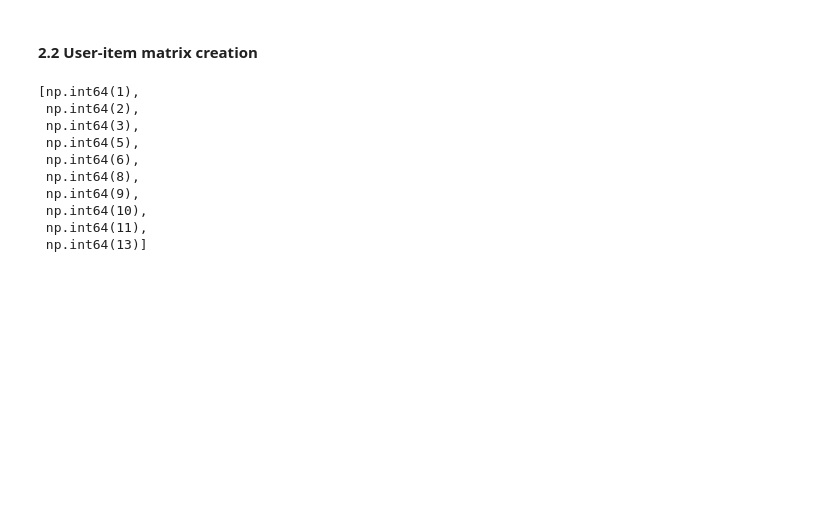
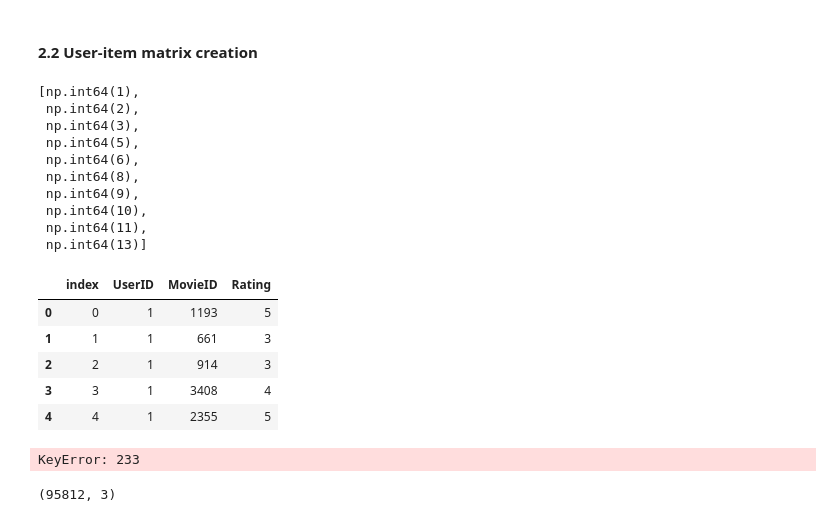
Before and after one commit to smazoyerdatascience/Recommender_systems, a Jupyter notebook: Notebooks/POC_Collaborative_filtering_RS.ipynb, the cells around one changed output. Cells and saved outputs as stored; diff of their text form; code cells hidden in the pictures; blank space fills up the shorter version.

Commit message:
working on user_item matrix creation, with tests

```diff
--- a/Notebooks/POC_Collaborative_filtering_RS.ipynb
+++ b/Notebooks/POC_Collaborative_filtering_RS.ipynb
@@ -256,6 +268,16 @@ list_user[:10]
  np.int64(10),
  np.int64(11),
  np.int64(13)]
+# %%
+small_rat.reset_index(drop=True, inplace=True)
+small_rat.head()
+# %% [output]
+|  | index | UserID | MovieID | Rating |
+| 0 | 0 | 1 | 1193 | 5 |
+| 1 | 1 | 1 | 661 | 3 |
+| 2 | 2 | 1 | 914 | 3 |
+| 3 | 3 | 1 | 3408 | 4 |
+| 4 | 4 | 1 | 2355 | 5 |
 # %%
 def user_item_creation(ratings=small_rat, user_item = True):
 
@@ -287,0 +313,16 @@ def user_item_creation(ratings=small_rat, user_item = True):
+# %%
+rat_mat = user_item_creation()
+# %% [output]
+KeyError: 233
+# %%
+j=233
+user_corres = pd.DataFrame(columns=["index","UserID"])
+for i in range(small_rat.UserID.nunique()):
+    user_corres.loc[i, "index"] = i
+    user_corres.loc[i, "UserID"] = sorted(small_rat.UserID.unique())[i]
+
+small_rat.shape
+#print(small_rat.loc[j, "UserID"])
+#user_corres[user_corres["UserID"] == small_rat.loc[j, "UserID"]] #.reset_index().loc[0, "index"]
+# %% [output]
+(95812, 3)
```
Also changed, not shown: parts of 3 cells of this notebook.
